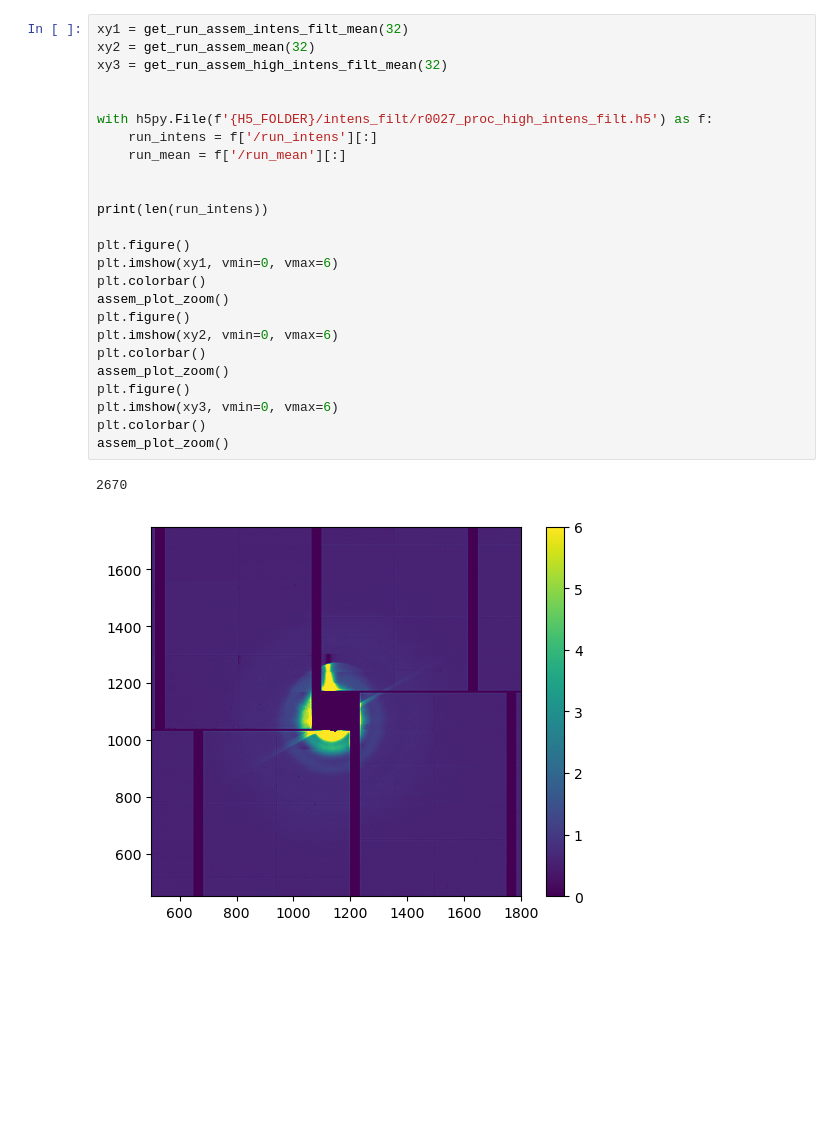
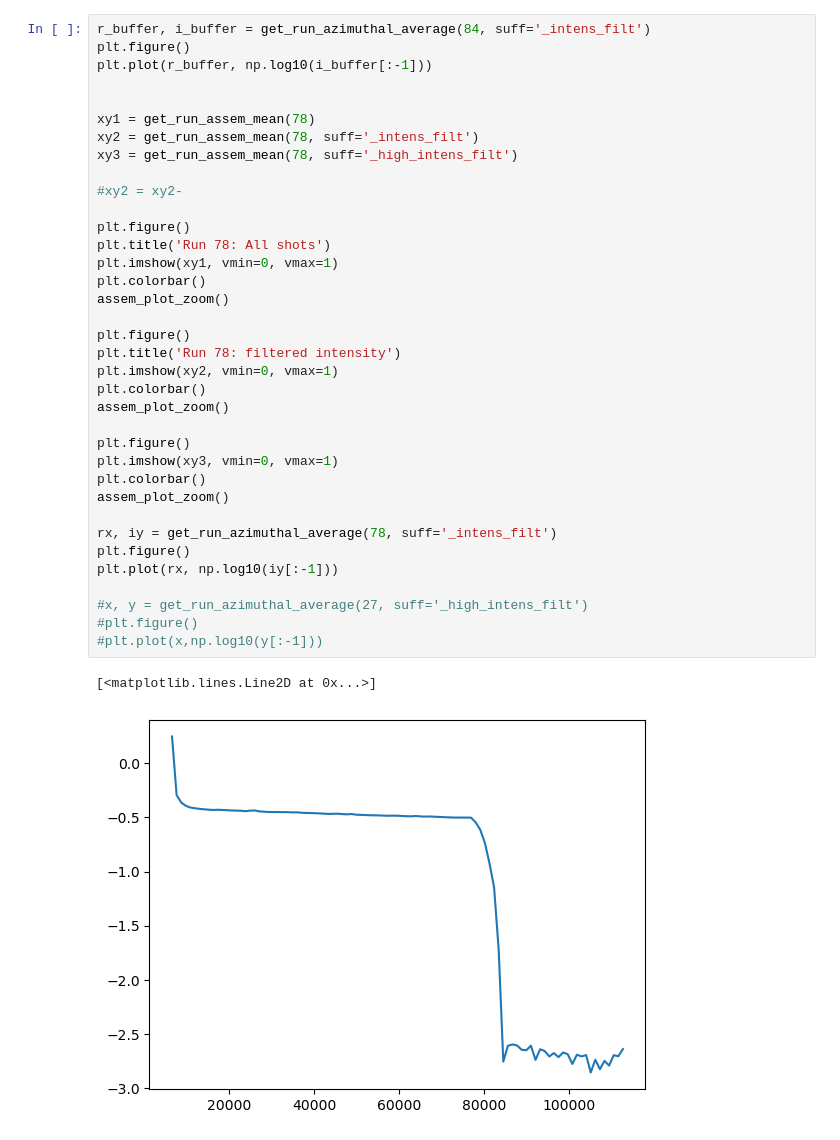
Before and after one commit to FXIhub/LCLS-CXI-1008449, a Jupyter notebook: PA-stuff/filter_high_inten.ipynb, the cells around one changed output. Drawn from its saved outputs; the diff is of its cells as text; blank space fills up the shorter version.

```diff
--- a/PA-stuff/filter_high_inten.ipynb
+++ b/PA-stuff/filter_high_inten.ipynb
@@ -10,28 +34,39 @@ from scipy.signal import find_peaks, peak_widths
 # %%
-xy1 = get_run_assem_intens_filt_mean(32)
-xy2 = get_run_assem_mean(32)
-xy3 = get_run_assem_high_intens_filt_mean(32)
+r_buffer, i_buffer = get_run_azimuthal_average(84, suff='_intens_filt')
+plt.figure()
+plt.plot(r_buffer, np.log10(i_buffer[:-1]))
 
 
-with h5py.File(f'{H5_FOLDER}/intens_filt/r0027_proc_high_intens_filt.h5') as f:
-    run_intens = f['/run_intens'][:]
-    run_mean = f['/run_mean'][:]
+xy1 = get_run_assem_mean(78)
+xy2 = get_run_assem_mean(78, suff='_intens_filt')
+xy3 = get_run_assem_mean(78, suff='_high_intens_filt')
 
-
-print(len(run_intens))
+#xy2 = xy2-
 
 plt.figure()
-plt.imshow(xy1, vmin=0, vmax=6)
+plt.title('Run 78: All shots')
+plt.imshow(xy1, vmin=0, vmax=1)
 plt.colorbar()
 assem_plot_zoom()
+
 plt.figure()
-plt.imshow(xy2, vmin=0, vmax=6)
+plt.title('Run 78: filtered intensity')
+plt.imshow(xy2, vmin=0, vmax=1)
 plt.colorbar()
 assem_plot_zoom()
+
 plt.figure()
-plt.imshow(xy3, vmin=0, vmax=6)
+plt.imshow(xy3, vmin=0, vmax=1)
 plt.colorbar()
 assem_plot_zoom()
+
+rx, iy = get_run_azimuthal_average(78, suff='_intens_filt')
+plt.figure()
+plt.plot(rx, np.log10(iy[:-1]))
+
+#x, y = get_run_azimuthal_average(27, suff='_high_intens_filt')
+#plt.figure()
+#plt.plot(x,np.log10(y[:-1]))
 # %% [output]
-2670
+[<matplotlib.lines.Line2D at 0x...>]
-[figure, old version]
+[figure, new version]
```
Also changed, not shown: parts of 5 cells of this notebook, 14 other files.
